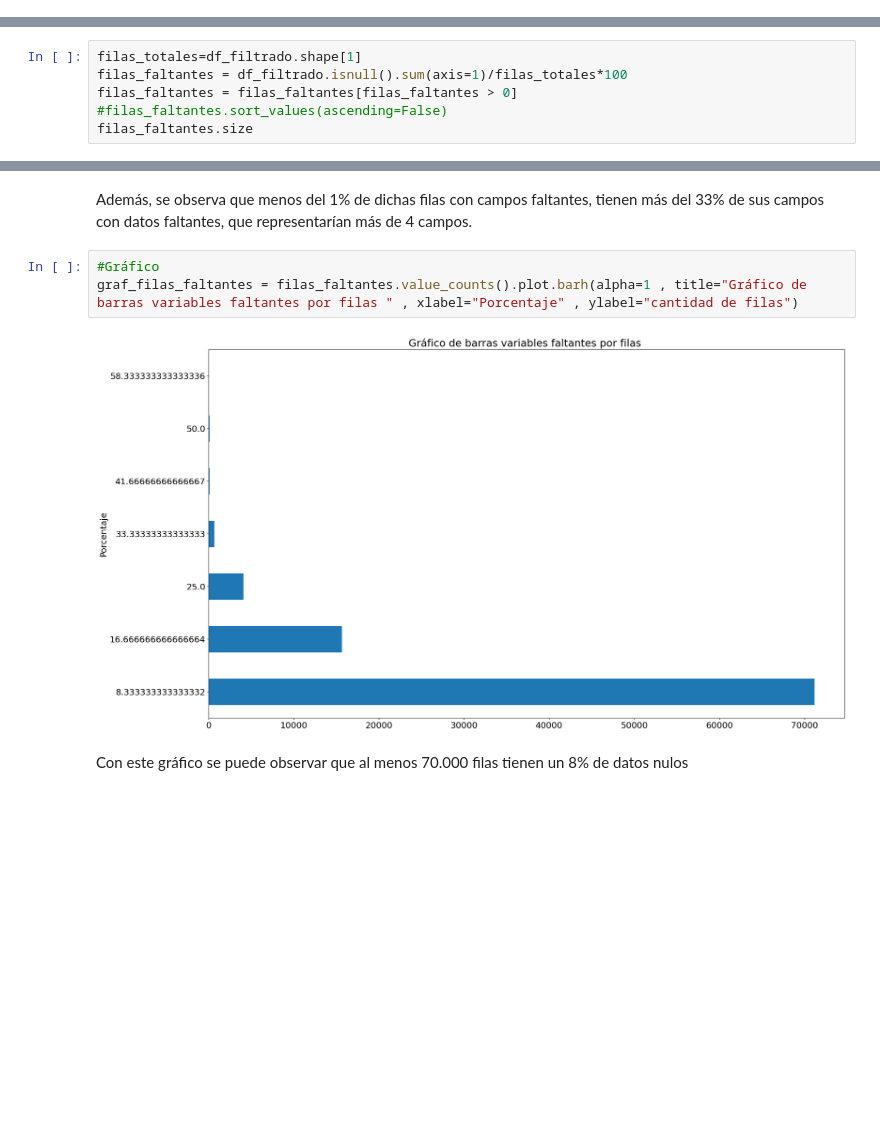
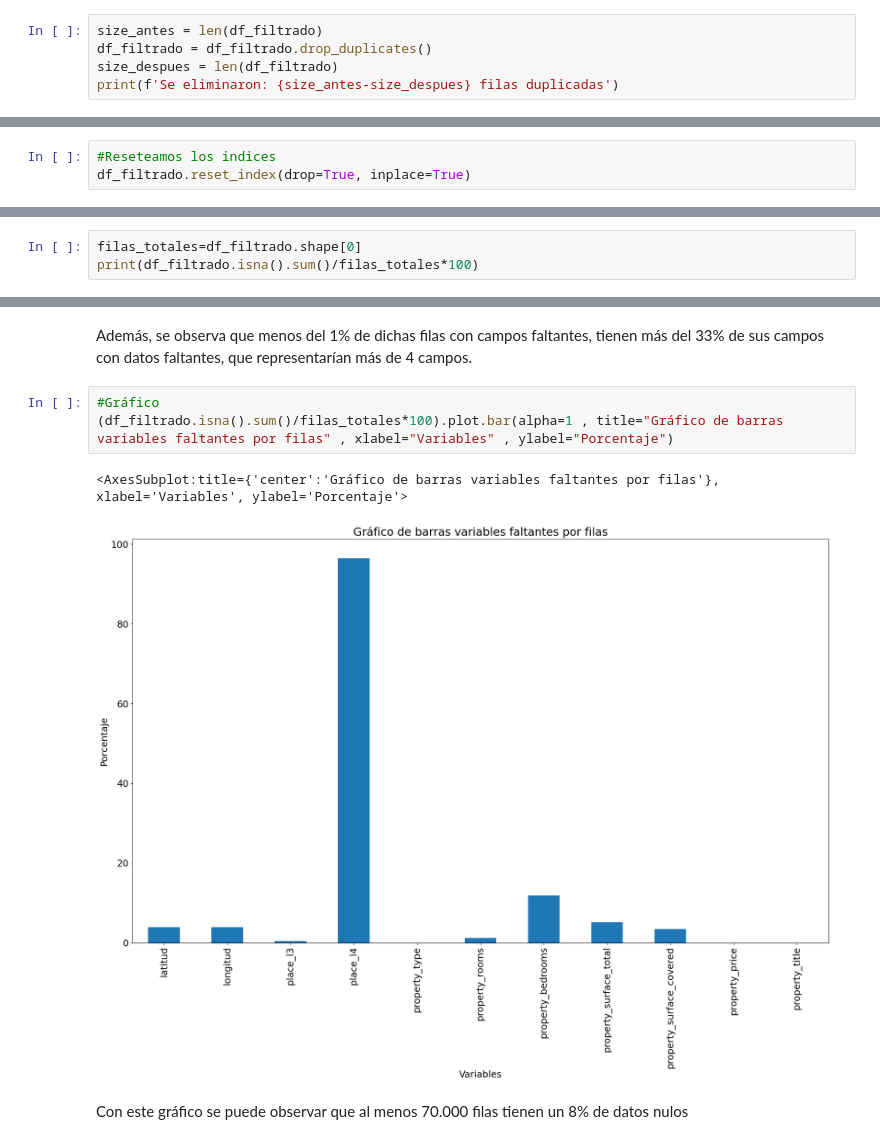
Before and after one commit to gabibema/7506R-2C2022-GRUPO07, a Jupyter notebook: 7506R_TP1_GRUPO07_ENTREGA.ipynb, the cells around one changed output, grey strips where cells are left out. Cells and saved outputs as stored; diff of their text form; blank space fills up the shorter version.

```diff
--- a/7506R_TP1_GRUPO07_ENTREGA.ipynb
+++ b/7506R_TP1_GRUPO07_ENTREGA.ipynb
@@ -117,0 +126,5 @@ df_filtrado.drop(['place_l5', 'place_l6'], axis=1, inplace=True)
+# %%
+size_antes = len(df_filtrado)
+df_filtrado = df_filtrado.drop_duplicates()
+size_despues = len(df_filtrado)
+print(f'Se eliminaron: {size_antes-size_despues} filas duplicadas')
@@ -118,3 +133,6 @@ df_filtrado.drop(['place_l5', 'place_l6'], axis=1, inplace=True)
+# %%
+#Reseteamos los indices
+df_filtrado.reset_index(drop=True, inplace=True)
 # %%
 #Se debe separar un conjunto de entrenamiento (80%) y un conjunto de test (20%).
 df_train, df_test = train_test_split(df_filtrado,
@@ -299,2 +343,5 @@ En conclusión de las variables cualitativas la mayor frecuencia de inmobiliario
 # %% [markdown]
 ## Ejercicio 1b: Preprocesamiento
+# %%
+filas_totales=df_filtrado.shape[0]
+print(df_filtrado.isna().sum()/filas_totales*100)
@@ -303,6 +362,0 @@ En conclusión de las variables cualitativas la mayor frecuencia de inmobiliario
-# %%
-filas_totales=df_filtrado.shape[1]
-filas_faltantes = df_filtrado.isnull().sum(axis=1)/filas_totales*100
-filas_faltantes = filas_faltantes[filas_faltantes > 0]
-#filas_faltantes.sort_values(ascending=False)
-filas_faltantes.size
@@ -325,9 +385,10 @@ filas_muy_faltantes.size/filas_faltantes.size*100
 Además, se observa que menos del 1% de dichas filas con campos faltantes, tienen más del 33% de sus campos con datos faltantes, que representarían más de 4 campos.
 # %%
 #Gráfico
-graf_filas_faltantes = filas_faltantes.value_counts().plot.barh(alpha=1 , title="Gráfico de barras variables faltantes por filas " , xlabel="Porcentaje" , ylabel="cantidad de filas")
+(df_filtrado.isna().sum()/filas_totales*100).plot.bar(alpha=1 , title="Gráfico de barras variables faltantes por filas" , xlabel="Variables" , ylabel="Porcentaje")
 # %% [output]
+<AxesSubplot:title={'center':'Gráfico de barras variables faltantes por filas'}, xlabel='Variables', ylabel='Porcentaje'>
-[figure, old version]
+[figure, new version]
 # %% [markdown]
 Con este gráfico se puede observar que al menos 70.000 filas tienen un 8% de datos nulos
 # %% [markdown]
```
Also changed, not shown: parts of 90 cells of this notebook.
